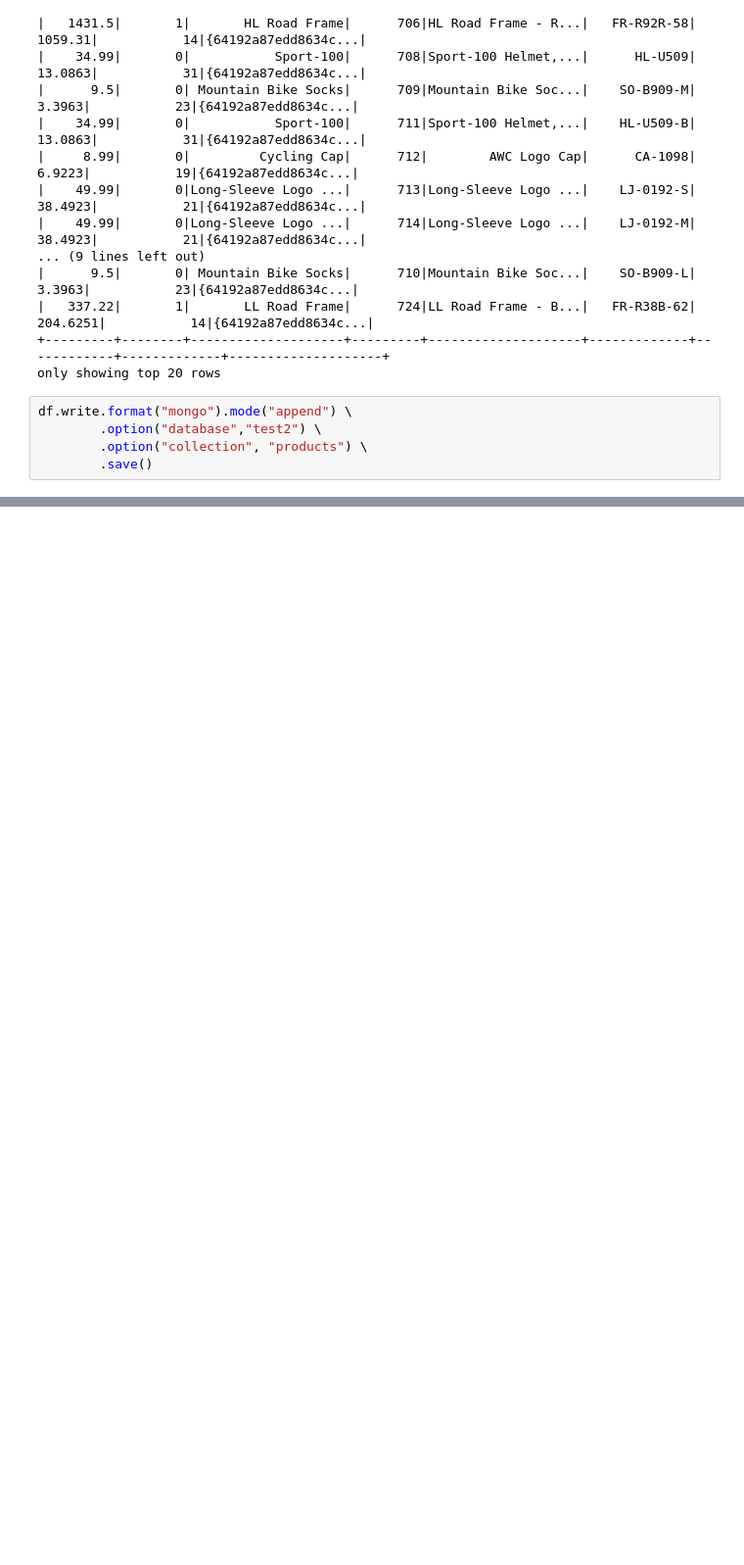
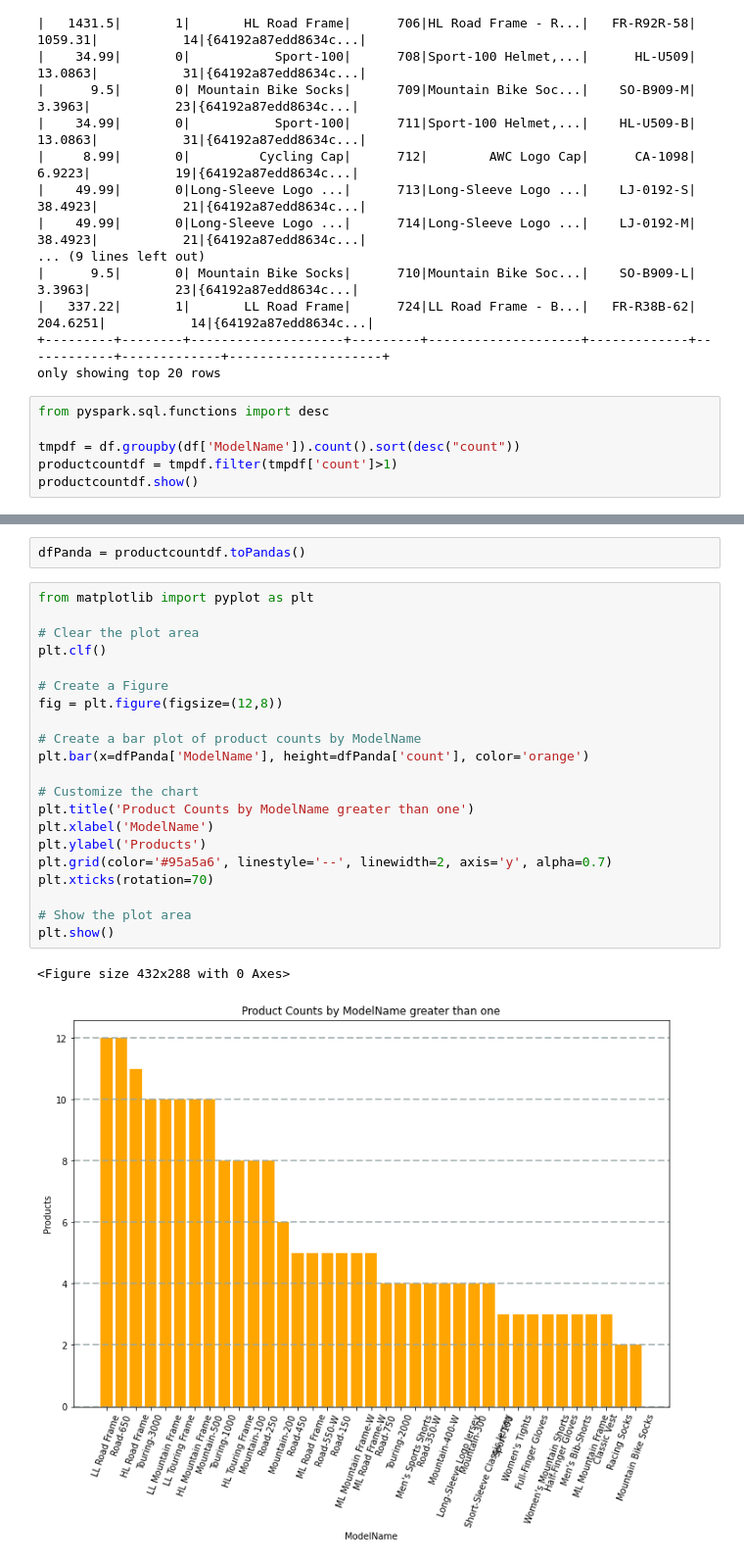
Before and after one commit to developer-onizuka/mongo-Spark, a Jupyter notebook: mongo-spark.ipynb, the cells around one changed output, grey strips where cells are left out. Shown: that part at 98% size. Saved outputs shown, nothing was run; the diff lists cells and outputs as text; blank space fills up the shorter version.

```diff
--- a/mongo-spark.ipynb
+++ b/mongo-spark.ipynb
@@ -50,7 +50,8 @@ df.show()
 +---------+--------+--------------------+---------+--------------------+-------------+------------+-------------+--------------------+
 only showing top 20 rows
 # %%
-df.write.format("mongo").mode("append") \
-        .option("database","test2") \
-        .option("collection", "products") \
-        .save()
+from pyspark.sql.functions import desc
+
+tmpdf = df.groupby(df['ModelName']).count().sort(desc("count"))
+productcountdf = tmpdf.filter(tmpdf['count']>1)
+productcountdf.show()
@@ -56,0 +81,26 @@ df.write.format("mongo").mode("append") \
+# %%
+dfPanda = productcountdf.toPandas()
+# %%
+from matplotlib import pyplot as plt
+
+# Clear the plot area
+plt.clf()
+
+# Create a Figure
+fig = plt.figure(figsize=(12,8))
+
+# Create a bar plot of product counts by ModelName
+plt.bar(x=dfPanda['ModelName'], height=dfPanda['count'], color='orange')
+
+# Customize the chart
+plt.title('Product Counts by ModelName greater than one')
+plt.xlabel('ModelName')
+plt.ylabel('Products')
+plt.grid(color='#95a5a6', linestyle='--', linewidth=2, axis='y', alpha=0.7)
+plt.xticks(rotation=70)
+
+# Show the plot area
+plt.show()
+# %% [output]
+<Figure size 432x288 with 0 Axes>
+[figure, added]
```
Also changed, not shown: parts of 2 cells of this notebook.
